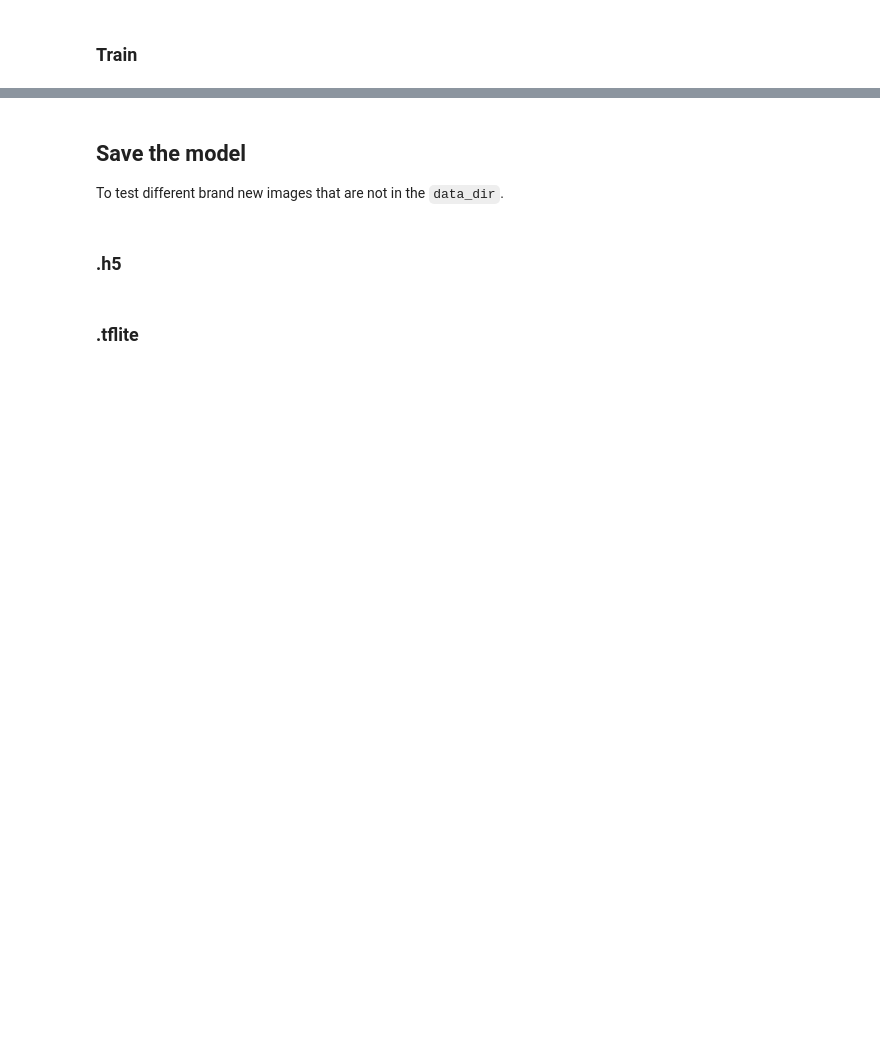
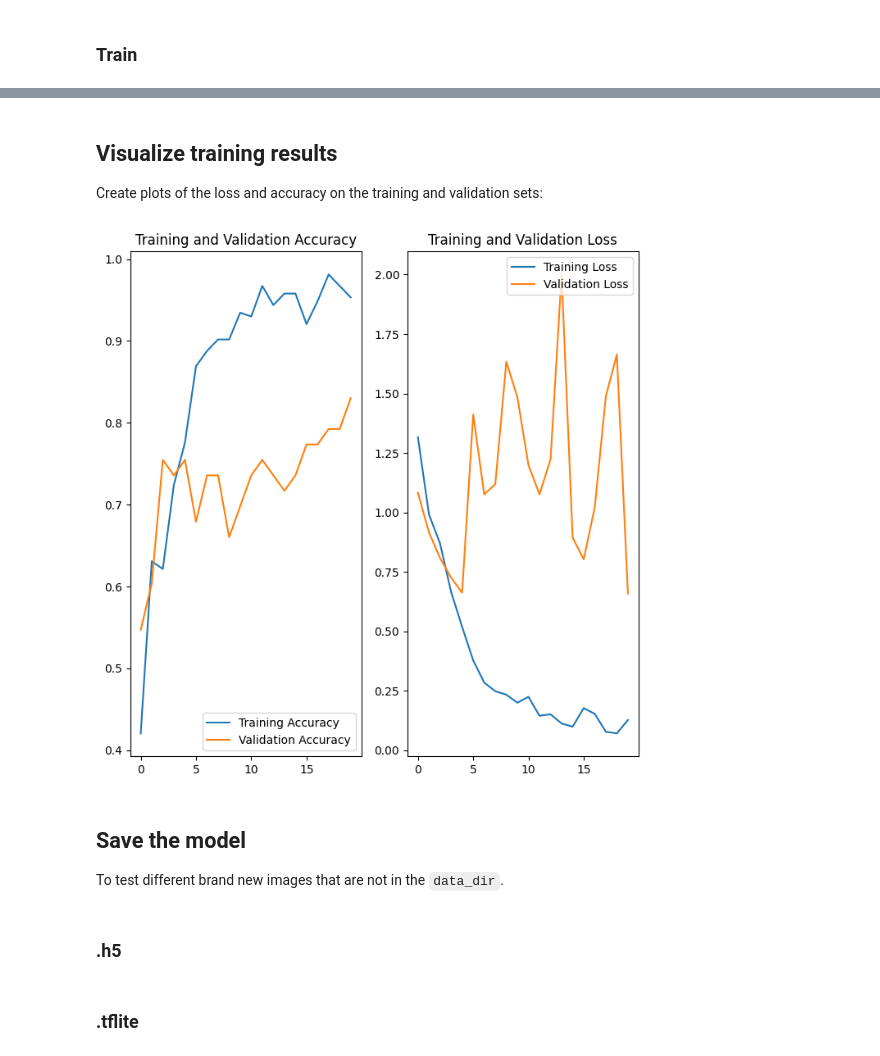
Before and after one commit to xtnctx/Banana-Leaf-Disease-Classifier, a Jupyter notebook: banana_leaf_trainer.ipynb, the cells around one changed output, grey strips where cells are left out. Saved outputs shown, nothing was run; the diff lists cells and outputs as text; code cells hidden in the pictures; blank space fills up the shorter version.

```diff
--- a/banana_leaf_trainer.ipynb
+++ b/banana_leaf_trainer.ipynb
@@ -144,0 +149,8 @@ test = test.cache().prefetch(buffer_size=AUTOTUNE)
+# %%
+data_augmentation = tf.keras.Sequential(
+  [
+    tf.keras.layers.RandomFlip("horizontal", input_shape=IMAGE_SIZE+(3,)),
+    tf.keras.layers.RandomRotation(0.1),
+    tf.keras.layers.RandomZoom(0.1),
+  ]
+)
@@ -145,3 +171,5 @@ test = test.cache().prefetch(buffer_size=AUTOTUNE)
+# %%
+normalization_layer = tf.keras.layers.Rescaling(1./255)
 # %% [markdown]
 ## Build & Train the Model
 
@@ -153,7 +181,10 @@ num_classes = len(class_names)
 
 model = tf.keras.models.Sequential()
 
-model.add(tf.keras.layers.Conv2D(16, KERNEL_SIZE, STRIDES, padding='same', activation='relu', input_shape=IMAGE_SIZE+(3,)))
+model.add(data_augmentation)
+model.add(normalization_layer)
+
+model.add(tf.keras.layers.Conv2D(16, KERNEL_SIZE, STRIDES, padding='same', activation='relu'))
 model.add(tf.keras.layers.MaxPooling2D())
 
 model.add(tf.keras.layers.Conv2D(32, KERNEL_SIZE, STRIDES, padding='same', activation='relu'))
@@ -161,12 +192,13 @@ model.add(tf.keras.layers.MaxPooling2D())
 
 model.add(tf.keras.layers.Conv2D(64, KERNEL_SIZE, STRIDES, padding='same', activation='relu'))
 model.add(tf.keras.layers.MaxPooling2D())
+model.add(tf.keras.layers.Dropout(0.2))
 
 model.add(tf.keras.layers.Flatten())
 model.add(tf.keras.layers.Dense(128, activation='relu'))
-model.add(tf.keras.layers.Dense(num_classes, activation='softmax'))
+model.add(tf.keras.layers.Dense(num_classes, name="outputs"))
 
 
-model.compile('adam', loss=tf.keras.losses.SparseCategoricalCrossentropy(), metrics=['accuracy'])
+model.compile('adam', loss=tf.keras.losses.SparseCategoricalCrossentropy(from_logits=True), metrics=['accuracy'])
 model.summary()
 # %% [output]
@@ -190,6 +222,6 @@ _________________________________________________________________
 # %% [markdown]
 ### Train
 # %%
-history = model.fit(train, epochs=20, validation_data=val)
+history = model.fit(train_data, epochs=20, validation_data=val_data)
 # %% [output]
 Epoch 1/20
@@ -253,3 +244,30 @@ Model Accuracy (Test set): 0.9166666865348816
+# %% [markdown]
+## Visualize training results
+Create plots of the loss and accuracy on the training and validation sets:
+# %%
+acc = history.history['accuracy']
+val_acc = history.history['val_accuracy']
+
+loss = history.history['loss']
+val_loss = history.history['val_loss']
+
+epochs_range = range(EPOCHS)
+
+plt.figure(figsize=(8, 8))
+plt.subplot(1, 2, 1)
+plt.plot(epochs_range, acc, label='Training Accuracy')
+plt.plot(epochs_range, val_acc, label='Validation Accuracy')
+plt.legend(loc='lower right')
+plt.title('Training and Validation Accuracy')
+
+plt.subplot(1, 2, 2)
+plt.plot(epochs_range, loss, label='Training Loss')
+plt.plot(epochs_range, val_loss, label='Validation Loss')
+plt.legend(loc='upper right')
+plt.title('Training and Validation Loss')
+plt.show()
+# %% [output]
+[figure, added]
 # %% [markdown]
 ## Save the model
 
```
Also changed, not shown: parts of 20 cells of this notebook.
